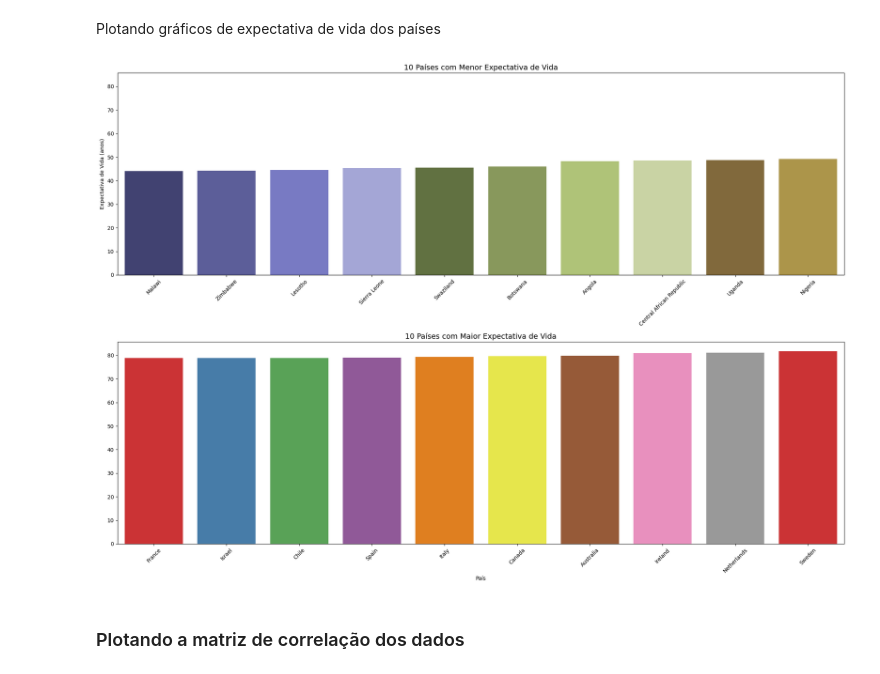
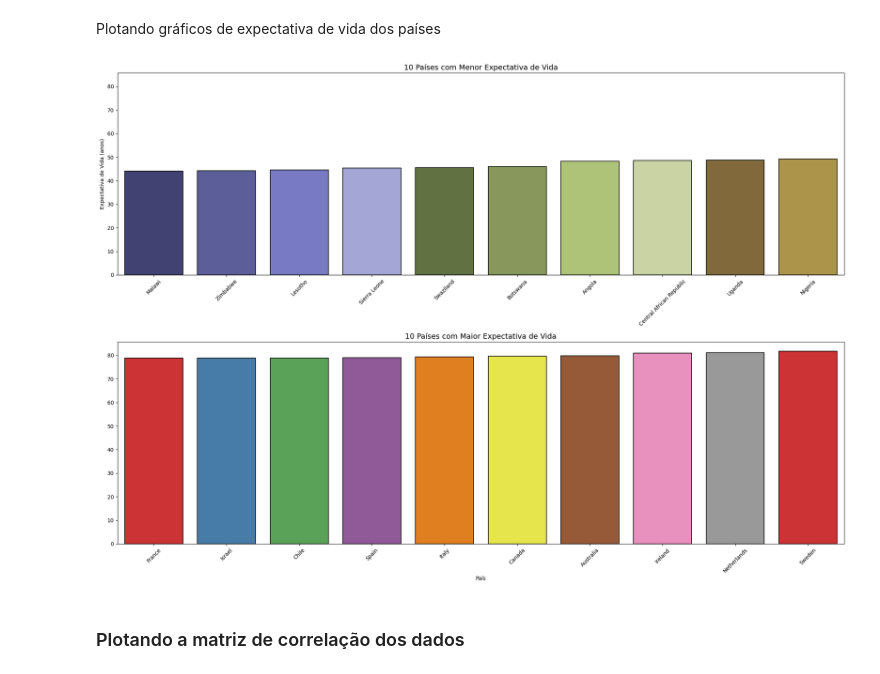
Before and after one commit to pab-h/DataScienceProcess, a Jupyter notebook: notebooks/lifeExpectancy.ipynb, the cells around one changed output. Drawn from its saved outputs; the diff is of its cells as text; code cells hidden in the pictures.

```diff
--- a/notebooks/lifeExpectancy.ipynb
+++ b/notebooks/lifeExpectancy.ipynb
@@ -165,42 +165,50 @@ Plotando gráficos de expectativa de vida dos países
 # %%
 fig, axes = plt.subplots(2, 1, figsize=(20, 14), sharex=False, sharey=True)
 
-# Gráfico 1 - Bottom 15 países
+# Gráfico 1 - Bottom 10 países
 sns.barplot(
     data=bottom_10_lifeExpectancy,
     x='Country',
     y='Life expectancy',
     palette='tab20b',
     hue='Country',
     dodge=False,
     legend=False,
     ax=axes[0]
 )
 axes[0].set_title('10 Países com Menor Expectativa de Vida', fontsize=14)
 axes[0].set_xlabel('')
 axes[0].set_ylabel('Expectativa de Vida (anos)')
 axes[0].tick_params(axis='x', rotation=45)
 
-# Gráfico 2 - Top 15 países
+for bar in axes[0].patches:
+    bar.set_edgecolor('black')
+    bar.set_linewidth(1.2)
+
+# Gráfico 2 - Top 10 países
 sns.barplot(
     data=top_10_lifeExpectancy,
     x='Country',
     y='Life expectancy',
     palette='Set1',
     hue='Country',
     dodge=False,
     legend=False,
     ax=axes[1]
 )
 axes[1].set_title('10 Países com Maior Expectativa de Vida', fontsize=14)
 axes[1].set_xlabel('País')
 axes[1].set_ylabel('')
 axes[1].tick_params(axis='x', rotation=45)
 
+for bar in axes[1].patches:
+    bar.set_edgecolor('black')
+    bar.set_linewidth(1.2)
+
 plt.tight_layout()
 plt.show()
 # %% [output]
-[figure, old version]
+[figure, new version]
 # %% [markdown]
 ### Plotando a matriz de correlação dos dados
 # %%
```
Also changed, not shown: parts of 3 cells of this notebook.
